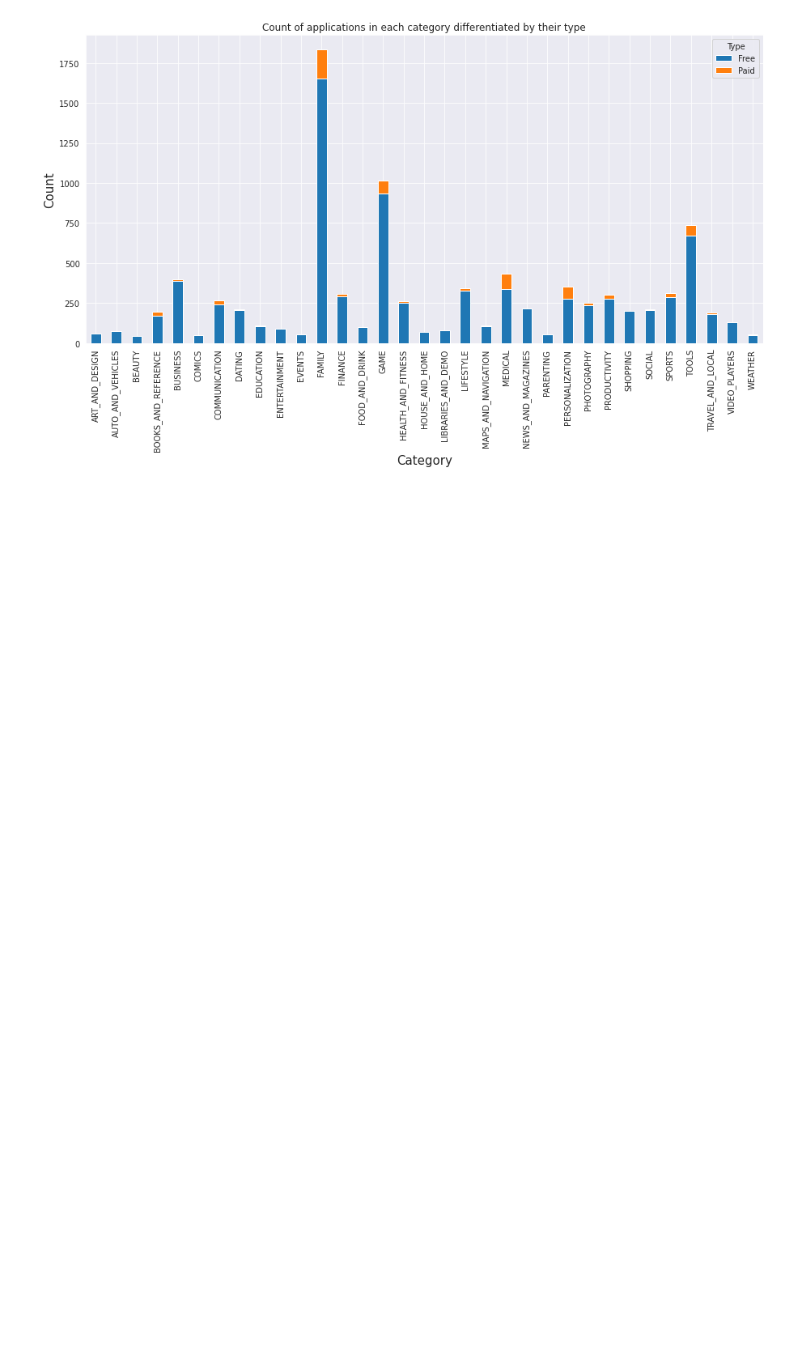
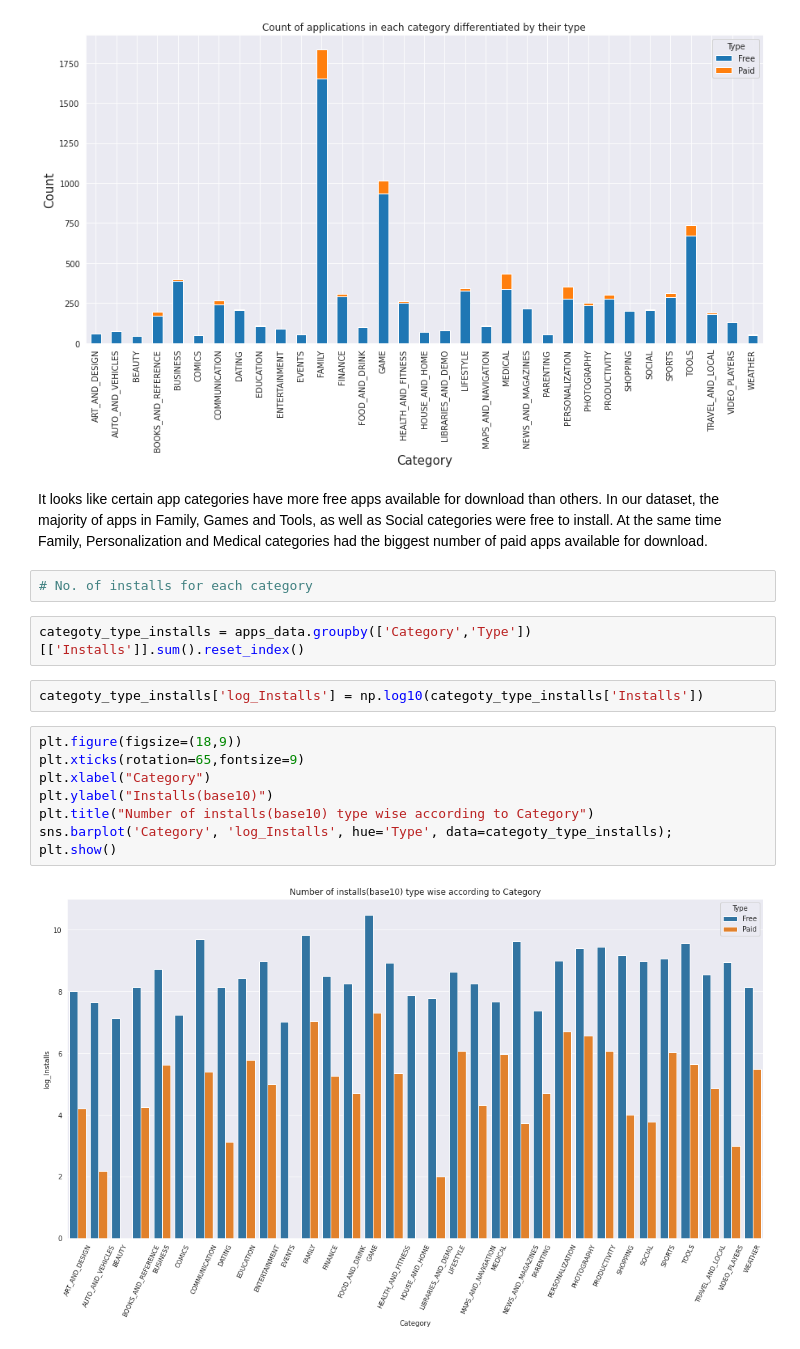
Before and after one commit to tushwagh/Playstore-Data-analysis, a Jupyter notebook: Play_Store_App_Review_Analysis_Capstone_Project.ipynb, the cells around one changed output. Saved outputs shown, nothing was run; the diff lists cells and outputs as text; blank space fills up the shorter version.

```diff
--- a/Play_Store_App_Review_Analysis_Capstone_Project.ipynb
+++ b/Play_Store_App_Review_Analysis_Capstone_Project.ipynb
@@ -378,3 +380,21 @@ plt.title("Count of applications in each category differentiated by their type")
 plt.show()
 # %% [output]
 [figure]
+# %% [markdown]
+It looks like certain app categories have more free apps available for download than others. In our dataset, the majority of apps in Family, Games and Tools, as well as Social categories were free to install. At the same time Family, Personalization and Medical categories had the biggest number of paid apps available for download.
+# %%
+# No. of installs for each category
+# %%
+categoty_type_installs = apps_data.groupby(['Category','Type'])[['Installs']].sum().reset_index()
+# %%
+categoty_type_installs['log_Installs'] = np.log10(categoty_type_installs['Installs'])
+# %%
+plt.figure(figsize=(18,9))
+plt.xticks(rotation=65,fontsize=9)
+plt.xlabel("Category")
+plt.ylabel("Installs(base10)")
+plt.title("Number of installs(base10) type wise according to Category")
+sns.barplot('Category', 'log_Installs', hue='Type', data=categoty_type_installs);
+plt.show()
+# %% [output]
+[figure, added]
```
Also changed, not shown: parts of 5 cells of this notebook.
